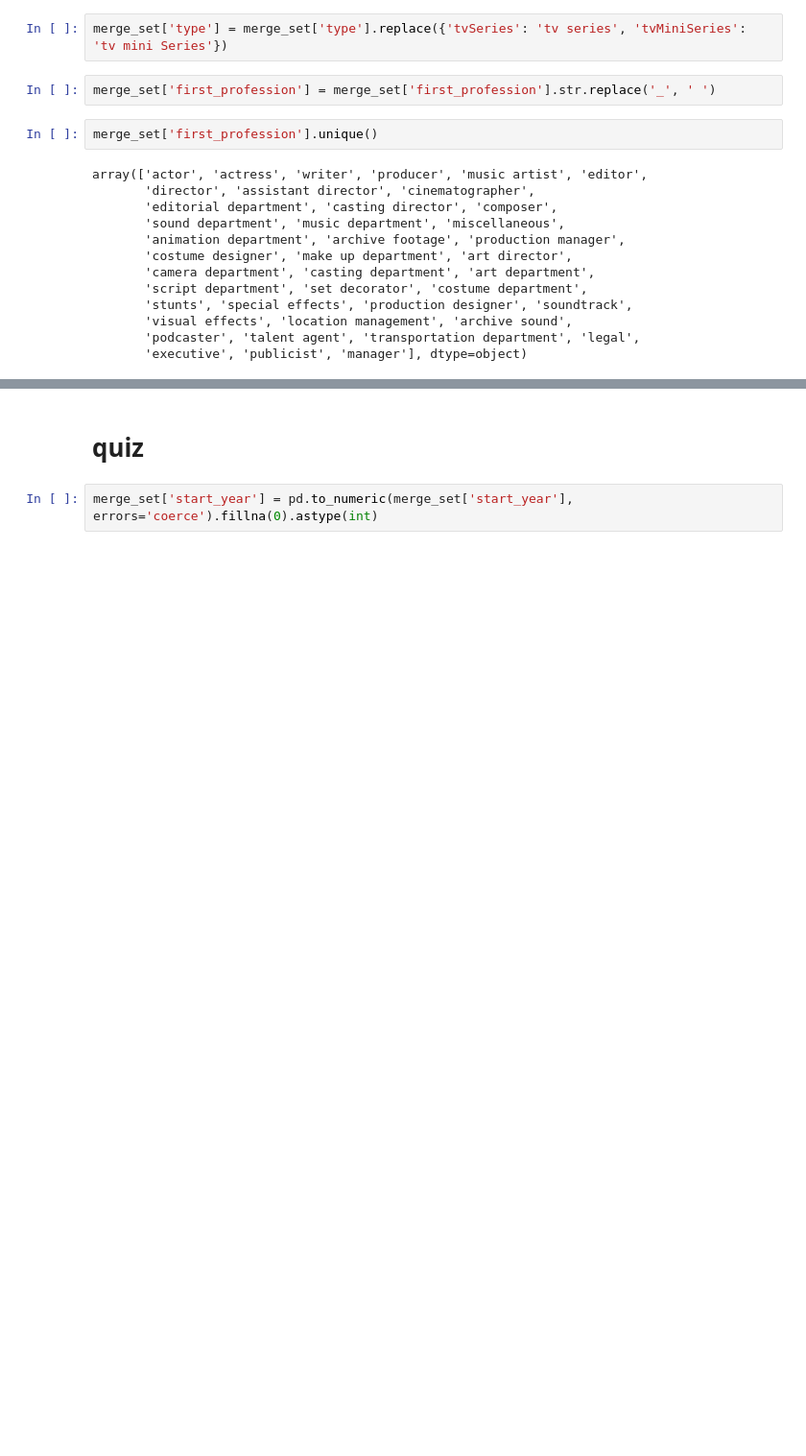
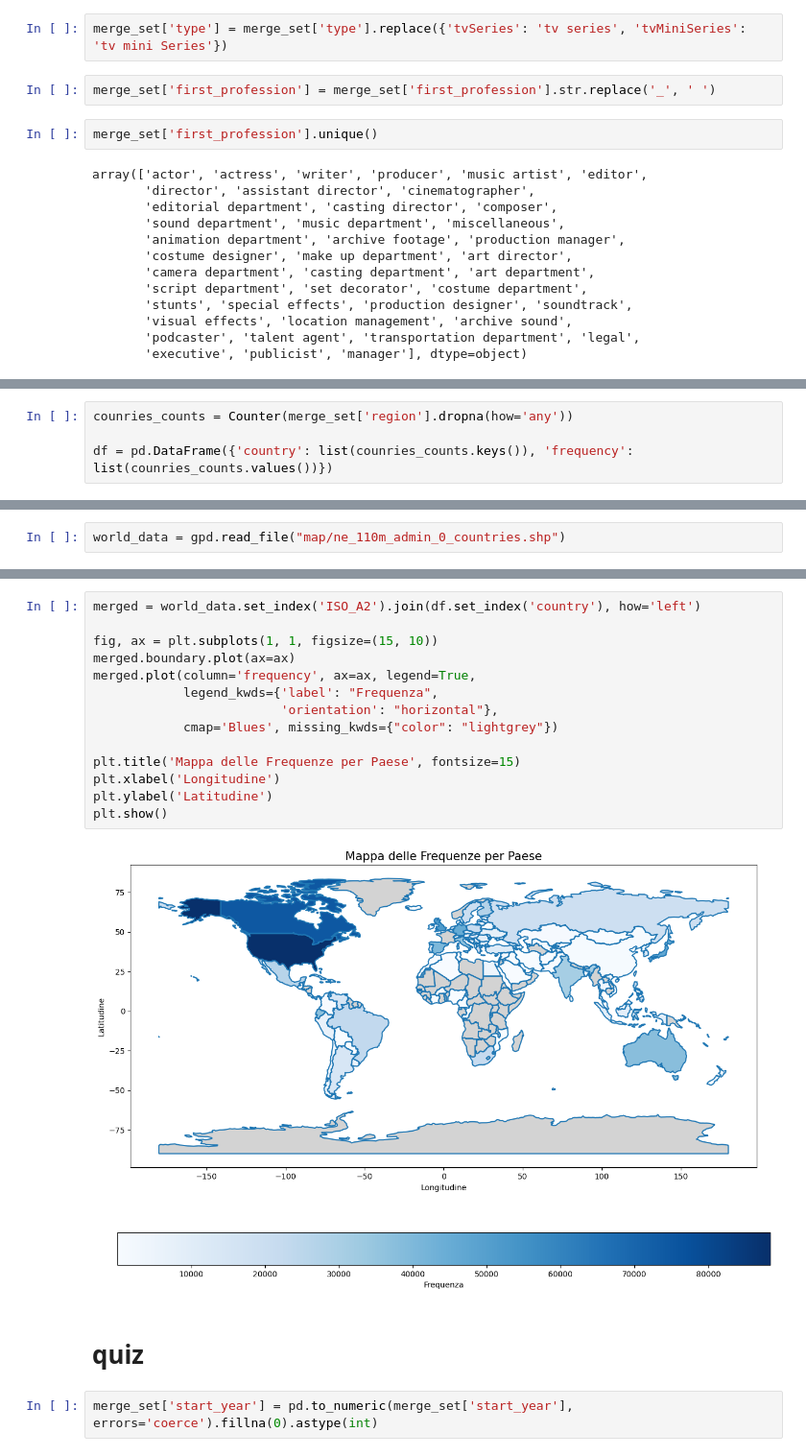
Before and after one commit to depa-tto/Python-project-exam, a Jupyter notebook: Py_project_DePatto.ipynb, the cells around one changed output, grey strips where cells are left out. Shown at 96% size. Drawn from its saved outputs; the diff is of its cells as text; blank space fills up the shorter version.

```diff
--- a/Py_project_DePatto.ipynb
+++ b/Py_project_DePatto.ipynb
@@ -272,0 +334,4 @@ array(['actor', 'actress', 'writer', 'producer', 'music artist', 'editor',
+# %%
+counries_counts = Counter(merge_set['region'].dropna(how='any'))
+
+df = pd.DataFrame({'country': list(counries_counts.keys()), 'frequency': list(counries_counts.values())})
@@ -272,0 +353,2 @@ array(['actor', 'actress', 'writer', 'producer', 'music artist', 'editor',
+# %%
+world_data = gpd.read_file("map/ne_110m_admin_0_countries.shp")
@@ -273,3 +374,19 @@ array(['actor', 'actress', 'writer', 'producer', 'music artist', 'editor',
+# %%
+merged = world_data.set_index('ISO_A2').join(df.set_index('country'), how='left')
+
+fig, ax = plt.subplots(1, 1, figsize=(15, 10))
+merged.boundary.plot(ax=ax)
+merged.plot(column='frequency', ax=ax, legend=True,
+            legend_kwds={'label': "Frequenza",
+                         'orientation': "horizontal"},
+            cmap='Blues', missing_kwds={"color": "lightgrey"})
+
+plt.title('Mappa delle Frequenze per Paese', fontsize=15)
+plt.xlabel('Longitudine')
+plt.ylabel('Latitudine')
+plt.show()
+# %% [output]
+[figure, added]
 # %% [markdown]
 # quiz
 # %%
```
Also changed, not shown: parts of 8 cells of this notebook, 7 other files.
